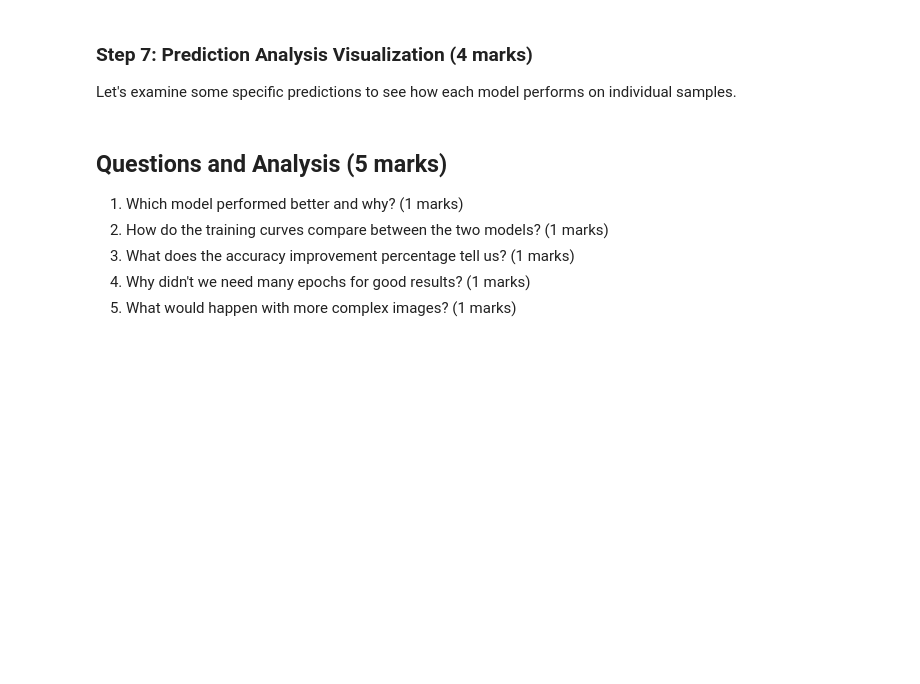
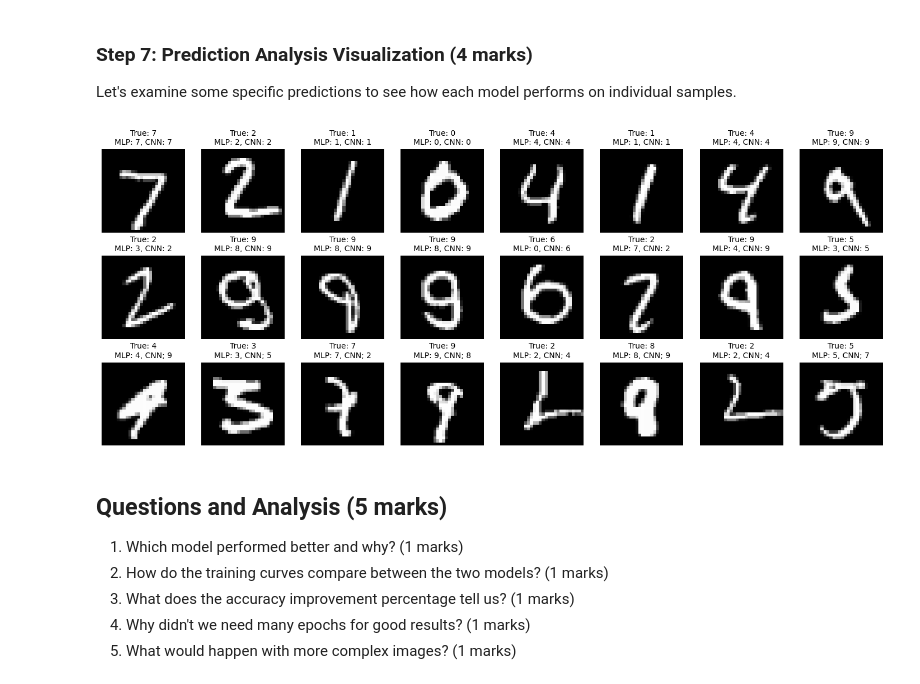
Before and after one commit to muhammadsiddique99/ENGG680_2025_Fall, a Jupyter notebook: Lab_Assignment2/Machine1 (1).ipynb, the cells around one changed output. Saved outputs shown, nothing was run; the diff lists cells and outputs as text; code cells hidden in the pictures; blank space fills up the shorter version.

```diff
--- a/Lab_Assignment2/Machine1 (1).ipynb
+++ b/Lab_Assignment2/Machine1 (1).ipynb
@@ -702,7 +702,7 @@ Print the size of `X` and `y`
 from  google.colab import files
 uploaded = files.upload()
 # %%
-data = pd.read_csv('Student Depression Dataset.csv')
+data = pd.read_csv('/content/sample_data/Student Depression Dataset.csv')
 
 #Basic data preprocessing
 data.drop(columns=['id'],inplace=True,errors='ignore') #Remove irrelevant ID column if present
@@ -1286,13 +1386,13 @@ print("MLP Model created")
 # %%
 # EPOCHS: Number of complete passes through entire training dataset, use 5 epochs
 # (0.5 marks)
-EPOCHS =
+EPOCHS = 5
 
 # BATCH_SIZE: Number of samples processed before updating model weights
 # Larger batch = more stable gradients but more memory usage
 # Use 128 as batch size
 # (0.5 marks)
-BATCH_SIZE =
+BATCH_SIZE = 128
 
 # Train MLP model using mlp_model we compile.
 # Use 10% of training data for validation, validation_split=0.1
@@ -1422,35 +1596,60 @@ Let's examine some specific predictions to see how each model performs on indivi
 # First row: Both models correct
 # Second row: CNN correct, MLP wrong
 # Third row: MLP correct, CNN wrong
 
 # Create subplots
 # your code here (1 marks)
 
+fig, axes = plt.subplots(3, 8, figsize=(18, 7))
 
 # Find correct predictions for each case
 # Sample for both_correct
 both_correct = (mlp_predicted_classes == y_test) & (cnn_predicted_classes == y_test)
 both_correct_indices = np.where(both_correct)[0][:8]
 
 # your code here (1 marks)
-
-
+# code for cnn correct and mlp wrong
+cnn_correct_mlp_wrong = (cnn_predicted_classes == y_test) & (mlp_predicted_classes != y_test)
+cnn_correct_mlp_wrong_indices = np.where(cnn_correct_mlp_wrong)[0][:8]
+# code for cnn wrong and mlp correct
+mlp_correct_cnn_wrong = (mlp_predicted_classes == y_test) & (cnn_predicted_classes != y_test)
+mlp_correct_cnn_wrong_indices = np.where(mlp_correct_cnn_wrong)[0][:8]
 
 
 # Plot examples, you can learn how to plot them from previous plotting code in Part 2
 # Add a title for each graph showing the true label and both model predictions
 # hint: use for loop to iterate through the indices and plot each image
 # your code here (2 marks)
+for i, idx in enumerate(both_correct_indices):
+    true_label = y_test[idx]
+    axes[0, i].imshow(X_test[idx], cmap='gray')
+    axes[0, i].set_title(f"True: {true_label}\nMLP: {mlp_predicted_classes[idx]}, CNN: {cnn_predicted_classes[idx]}", fontsize=10)
+    axes[0, i].axis('off')
+
+for i, idx in enumerate(cnn_correct_mlp_wrong_indices):
+    true_label = y_test[idx]
+    axes[1, i].imshow(X_test[idx], cmap='gray')
+    axes[1,i].set_title(f"True: {true_label}\nMLP: {mlp_predicted_classes[idx]}, CNN: {cnn_predicted_classes[idx]}", fontsize=10)
+    axes[1, i].axis('off')
+
+for i, idx in enumerate(mlp_correct_cnn_wrong_indices):
+    true_label = y_test[idx]
+    axes[2, i].imshow(X_test[idx], cmap='gray')
+    axes[2, i].set_title(f"True: {true_label}\nMLP: {mlp_predicted_classes[idx]}, CNN; {cnn_predicted_classes[idx]}", fontsize=10)
+    axes[2, i].axis('off')
+
 
 
 
 
 
 
 
 
 
 plt.show()
+# %% [output]
+[figure, added]
 # %% [markdown]
 ## Questions and Analysis (5 marks)
 
```
Also changed, not shown: parts of 21 cells of this notebook.
